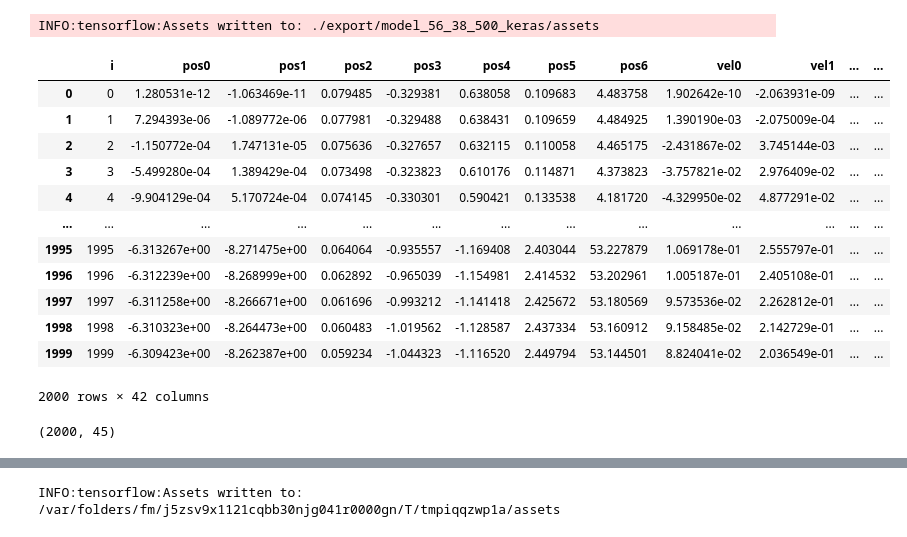
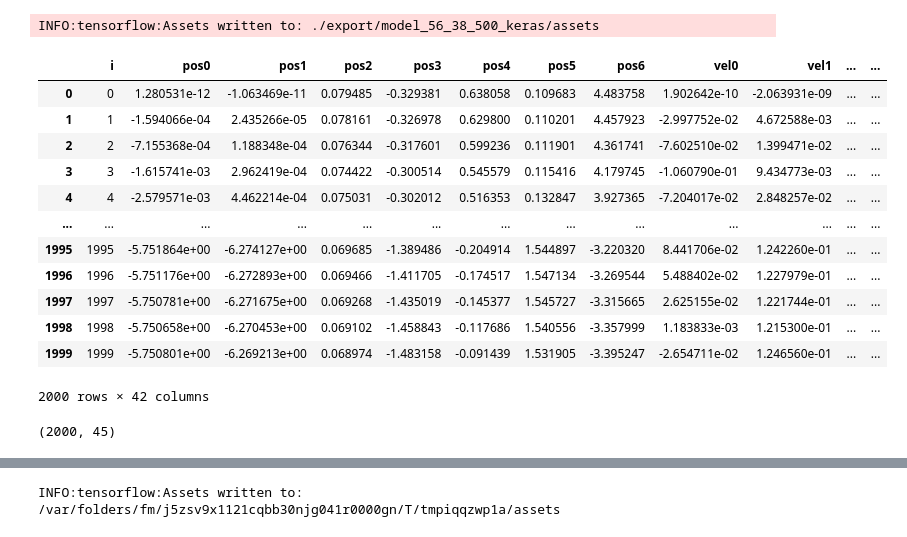
Before and after one commit to NovelMobileRobotsLab/rock, a Jupyter notebook: embedded/rock2_fw/trained_models/to_tflite.ipynb, the cells around one changed output, grey strips where cells are left out. Cells and saved outputs as stored; diff of their text form; code cells hidden in the pictures.

```diff
--- a/embedded/rock2_fw/trained_models/to_tflite.ipynb
+++ b/embedded/rock2_fw/trained_models/to_tflite.ipynb
@@ -250,28 +250,28 @@ INFO:tensorflow:Assets written to: ./export/model_56_38_500_keras/assets
 # %%
 import pandas as pd
 
-df = pd.read_csv("sim_eval/2025-04-11_12-56-38_500.csv")
+df = pd.read_csv("sim_eval/2025-04-12_22-10-04_500.csv")
 display(df)
 
 #read
 obs_columns = [f'obs{i}' for i in range(15)]
 obs_array = df[obs_columns].to_numpy()
 
 obs_array = np.repeat(obs_array, repeats=3, axis=1) #repeat 3 times to simulate hisotry 3
 obs_array.shape
 # %% [output]
 |  | i | pos0 | pos1 | pos2 | pos3 | pos4 | pos5 | pos6 | vel0 | vel1 | ... | ... |
 | 0 | 0 | 1.280531e-12 | -1.063469e-11 | 0.079485 | -0.329381 | 0.638058 | 0.109683 | 4.483758 | 1.902642e-10 | -2.063931e-09 | ... | ... |
-| 1 | 1 | 7.294393e-06 | -1.089772e-06 | 0.077981 | -0.329488 | 0.638431 | 0.109659 | 4.484925 | 1.390190e-03 | -2.075009e-04 | ... | ... |
-| 2 | 2 | -1.150772e-04 | 1.747131e-05 | 0.075636 | -0.327657 | 0.632115 | 0.110058 | 4.465175 | -2.431867e-02 | 3.745144e-03 | ... | ... |
-| 3 | 3 | -5.499280e-04 | 1.389429e-04 | 0.073498 | -0.323823 | 0.610176 | 0.114871 | 4.373823 | -3.757821e-02 | 2.976409e-02 | ... | ... |
-| 4 | 4 | -9.904129e-04 | 5.170724e-04 | 0.074145 | -0.330301 | 0.590421 | 0.133538 | 4.181720 | -4.329950e-02 | 4.877291e-02 | ... | ... |
+| 1 | 1 | -1.594066e-04 | 2.435266e-05 | 0.078161 | -0.326978 | 0.629800 | 0.110201 | 4.457923 | -2.997752e-02 | 4.672588e-03 | ... | ... |
+| 2 | 2 | -7.155368e-04 | 1.188348e-04 | 0.076344 | -0.317601 | 0.599236 | 0.111901 | 4.361741 | -7.602510e-02 | 1.399471e-02 | ... | ... |
+| 3 | 3 | -1.615741e-03 | 2.962419e-04 | 0.074422 | -0.300514 | 0.545579 | 0.115416 | 4.179745 | -1.060790e-01 | 9.434773e-03 | ... | ... |
+| 4 | 4 | -2.579571e-03 | 4.462214e-04 | 0.075031 | -0.302012 | 0.516353 | 0.132847 | 3.927365 | -7.204017e-02 | 2.848257e-02 | ... | ... |
 | ... | ... | ... | ... | ... | ... | ... | ... | ... | ... | ... | ... | ... |
-| 1995 | 1995 | -6.313267e+00 | -8.271475e+00 | 0.064064 | -0.935557 | -1.169408 | 2.403044 | 53.227879 | 1.069178e-01 | 2.555797e-01 | ... | ... |
-| 1996 | 1996 | -6.312239e+00 | -8.268999e+00 | 0.062892 | -0.965039 | -1.154981 | 2.414532 | 53.202961 | 1.005187e-01 | 2.405108e-01 | ... | ... |
-| 1997 | 1997 | -6.311258e+00 | -8.266671e+00 | 0.061696 | -0.993212 | -1.141418 | 2.425672 | 53.180569 | 9.573536e-02 | 2.262812e-01 | ... | ... |
-| 1998 | 1998 | -6.310323e+00 | -8.264473e+00 | 0.060483 | -1.019562 | -1.128587 | 2.437334 | 53.160912 | 9.158485e-02 | 2.142729e-01 | ... | ... |
-| 1999 | 1999 | -6.309423e+00 | -8.262387e+00 | 0.059234 | -1.044323 | -1.116520 | 2.449794 | 53.144501 | 8.824041e-02 | 2.036549e-01 | ... | ... |
+| 1995 | 1995 | -5.751864e+00 | -6.274127e+00 | 0.069685 | -1.389486 | -0.204914 | 1.544897 | -3.220320 | 8.441706e-02 | 1.242260e-01 | ... | ... |
+| 1996 | 1996 | -5.751176e+00 | -6.272893e+00 | 0.069466 | -1.411705 | -0.174517 | 1.547134 | -3.269544 | 5.488402e-02 | 1.227979e-01 | ... | ... |
+| 1997 | 1997 | -5.750781e+00 | -6.271675e+00 | 0.069268 | -1.435019 | -0.145377 | 1.545727 | -3.315665 | 2.625155e-02 | 1.221744e-01 | ... | ... |
+| 1998 | 1998 | -5.750658e+00 | -6.270453e+00 | 0.069102 | -1.458843 | -0.117686 | 1.540556 | -3.357999 | 1.183833e-03 | 1.215300e-01 | ... | ... |
+| 1999 | 1999 | -5.750801e+00 | -6.269213e+00 | 0.068974 | -1.483158 | -0.091439 | 1.531905 | -3.395247 | -2.654711e-02 | 1.246560e-01 | ... | ... |
 2000 rows × 42 columns
 (2000, 45)
 # %%
```
Also changed, not shown: parts of 4 cells of this notebook, 18 other files.
